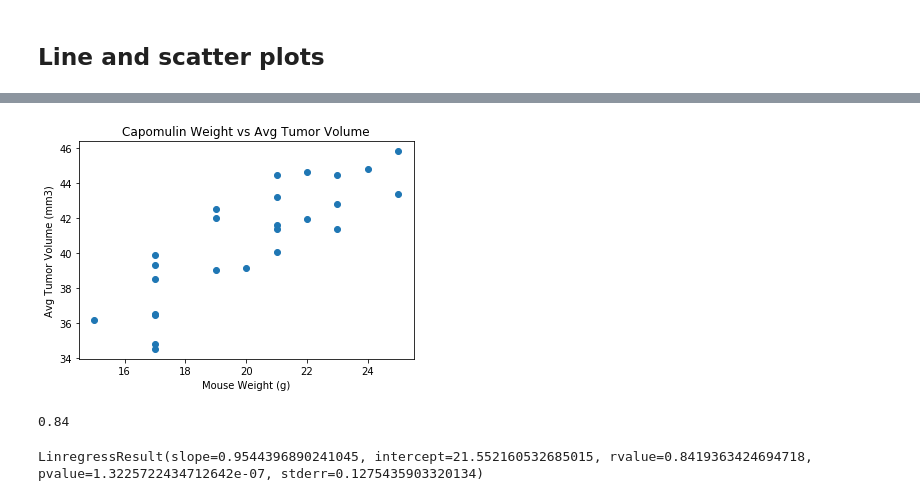
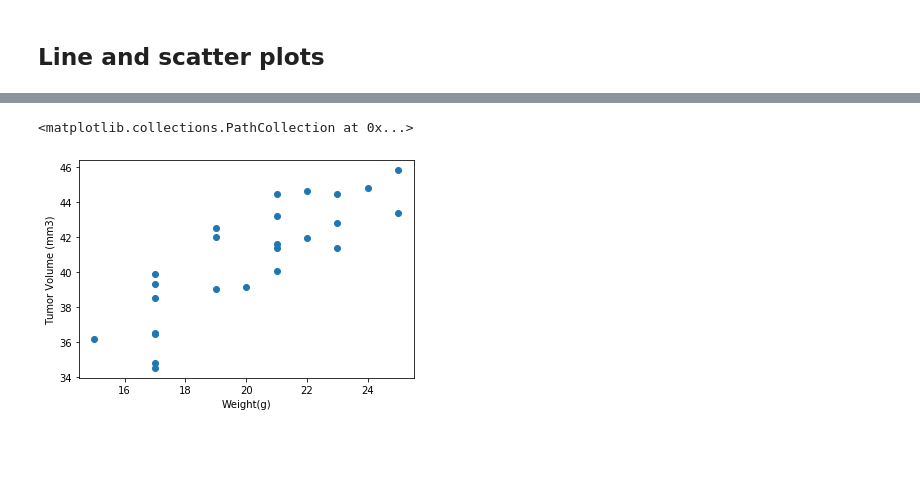
Before and after one commit to GJDoug/douglassMatplotlibChallenge, a Jupyter notebook: Pymaceuticals/pymaceuticals_starter.ipynb, the cells around one changed output, grey strips where cells are left out. Cells and saved outputs as stored; diff of their text form; code cells hidden in the pictures; blank space fills up the shorter version.

```diff
--- a/Pymaceuticals/pymaceuticals_starter.ipynb
+++ b/Pymaceuticals/pymaceuticals_starter.ipynb
@@ -254,21 +173,27 @@ plt.show()
 # %%
-# Generate a scatter plot of mouse weight versus average tumor volume for the Capomulin regimen
-capo_avg = capo_df.groupby(['Mouse ID']).mean()
-plt.scatter(capo_avg['Weight (g)'], capo_avg['Tumor Volume (mm3)'])
-plt.xlabel('Mouse Weight (g)')
-plt.ylabel('Avg Tumor Volume (mm3)')
-plt.title('Capomulin Weight vs Avg Tumor Volume')
-plt.show()
+# Generate a scatter plot of mouse weight versus average tumor volume for the Capomulin treatment regimen.
+mouse_id = combined.groupby("Mouse ID").mean()
+
+# Rename columns
+rename = mouse_id.rename(columns={"Weight (g)":"Avg Weight","Tumor Volume (mm3)":"Avg Tumor Volume (mm3)"})
+
+# Merge dataframes
+scatter_merged = pd.merge(rename , metadata, how = "left", on="Mouse ID")
+
+# Set index on Drug Regimen
+new_index = scatter_merged.set_index("Drug Regimen")
+
+# Create dataframe for Capomulin
+scatter_cap = new_index.loc["Capomulin",:]
+
+# Axis values & labels
+x_axis = scatter_cap["Avg Weight"].tolist()
+y_axis = scatter_cap["Avg Tumor Volume (mm3)"]
+
+plt.xlabel("Weight(g)")
+plt.ylabel("Tumor Volume (mm3)")
+
+plt.scatter(x_axis , y_axis)
 # %% [output]
+<matplotlib.collections.PathCollection at 0x...>
-[figure, old version]
+[figure, new version]
-# %%
-# Calculate the correlation coefficient and linear regression model for mouse weight and average tumor volume for the Capomulin regimen
-corr=round(st.pearsonr(capo_avg['Weight (g)'],capo_avg['Tumor Volume (mm3)'])[0],2)
-print(corr)
-# %% [output]
-0.84
-# %%
-regress=st.linregress(capo_avg['Weight (g)'],capo_avg['Tumor Volume (mm3)'])
-regress
-# %% [output]
-LinregressResult(slope=0.9544396890241045, intercept=21.552160532685015, rvalue=0.8419363424694718, pvalue=1.3225722434712642e-07, stderr=0.1275435903320134)
```
Also changed, not shown: parts of 22 cells of this notebook.
